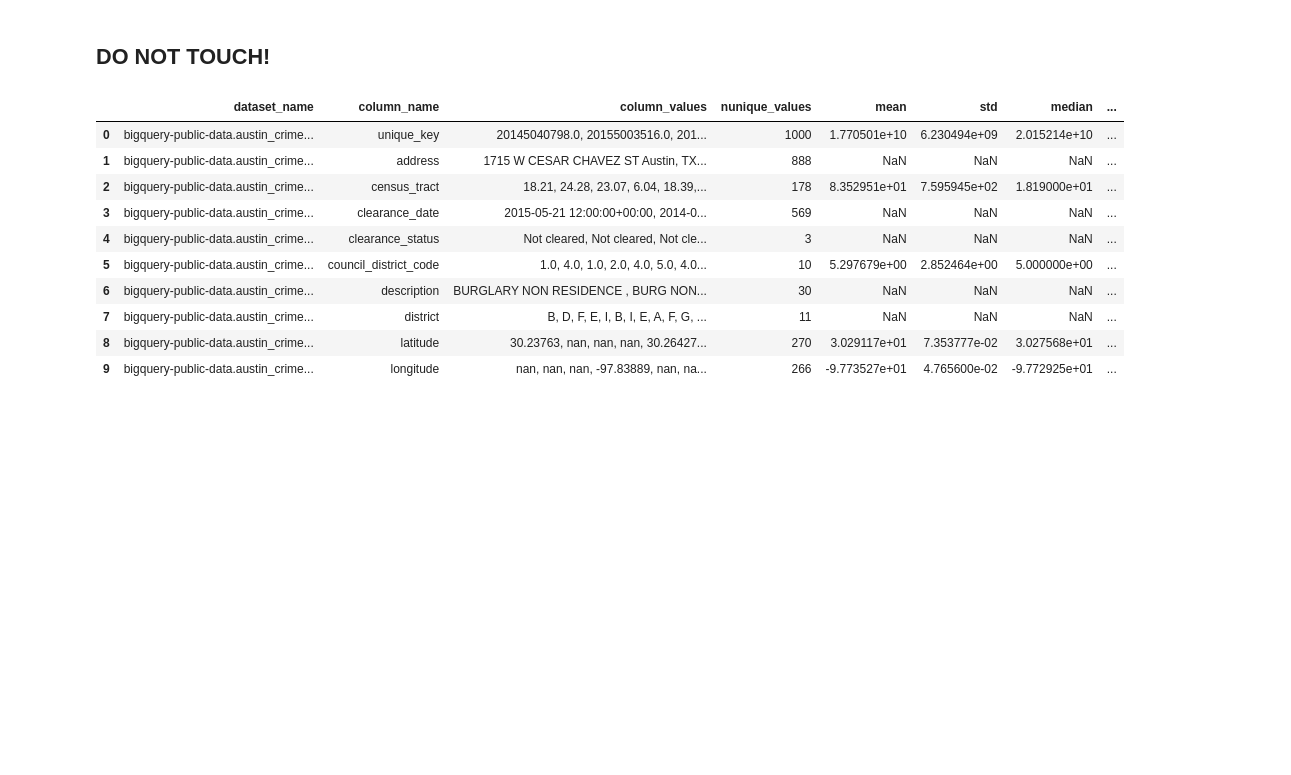
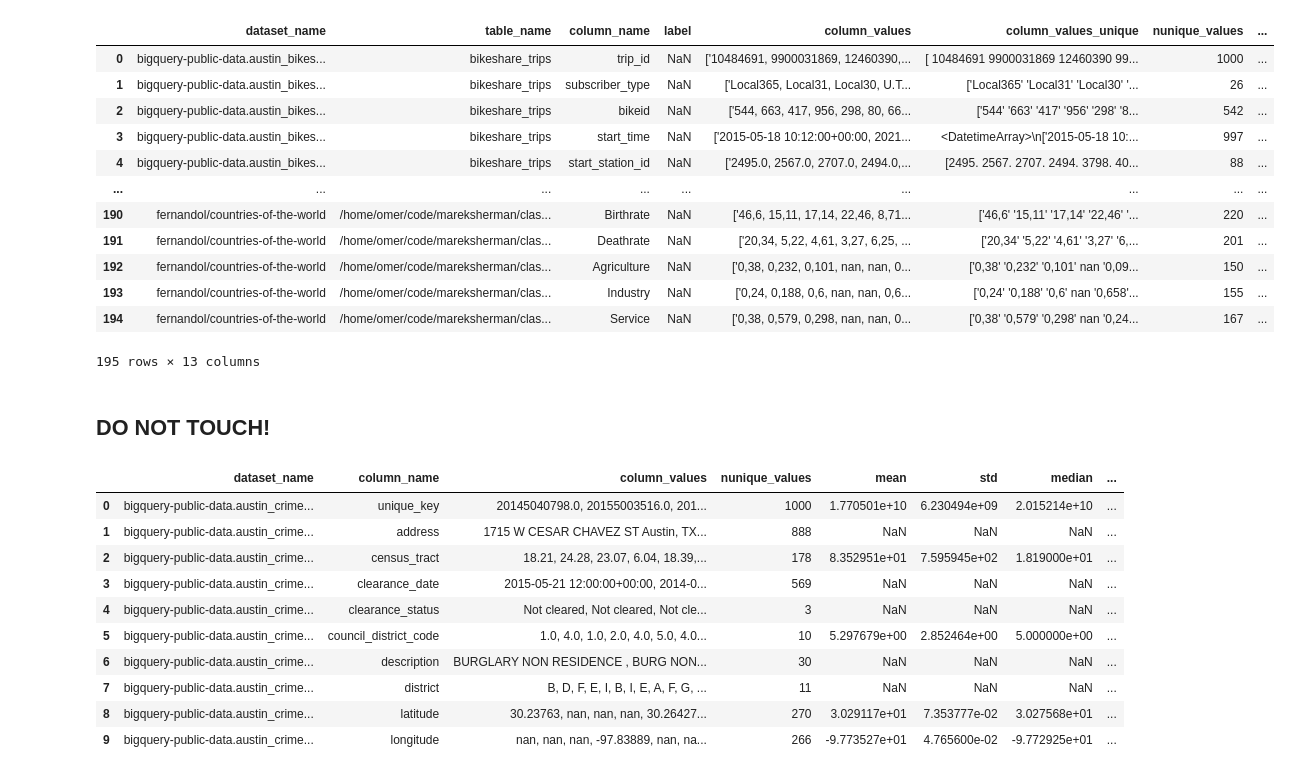
Before and after one commit to mareksherman/classipy, a Jupyter notebook: notebooks/AfroYak_GBQ.ipynb, the cells around one changed output. Cells and saved outputs as stored; diff of their text form; code cells hidden in the pictures; blank space fills up the shorter version.

Commit message:
Completed Refactoring Code to produce one combined csv

```diff
--- a/notebooks/AfroYak_GBQ.ipynb
+++ b/notebooks/AfroYak_GBQ.ipynb
@@ -78,3 +52,19 @@ for dataset_name in gbq_list[:3]:
+# %%
+pd.read_csv('raw_data/combined_data.csv')
+# %% [output]
+|  | dataset_name | table_name | column_name | label | column_values | column_values_unique | nunique_values | ... |
+| 0 | bigquery-public-data.austin_bikes... | bikeshare_trips | trip_id | NaN | ['10484691, 9900031869, 12460390,... | [ 10484691 9900031869 12460390 99... | 1000 | ... |
+| 1 | bigquery-public-data.austin_bikes... | bikeshare_trips | subscriber_type | NaN | ['Local365, Local31, Local30, U.T... | ['Local365' 'Local31' 'Local30' '... | 26 | ... |
+| 2 | bigquery-public-data.austin_bikes... | bikeshare_trips | bikeid | NaN | ['544, 663, 417, 956, 298, 80, 66... | ['544' '663' '417' '956' '298' '8... | 542 | ... |
+| 3 | bigquery-public-data.austin_bikes... | bikeshare_trips | start_time | NaN | ['2015-05-18 10:12:00+00:00, 2021... | <DatetimeArray>\n['2015-05-18 10:... | 997 | ... |
+| 4 | bigquery-public-data.austin_bikes... | bikeshare_trips | start_station_id | NaN | ['2495.0, 2567.0, 2707.0, 2494.0,... | [2495. 2567. 2707. 2494. 3798. 40... | 88 | ... |
+| ... | ... | ... | ... | ... | ... | ... | ... | ... |
+| 190 | fernandol/countries-of-the-world | /home/omer/code/mareksherman/clas... | Birthrate | NaN | ['46,6, 15,11, 17,14, 22,46, 8,71... | ['46,6' '15,11' '17,14' '22,46' '... | 220 | ... |
+| 191 | fernandol/countries-of-the-world | /home/omer/code/mareksherman/clas... | Deathrate | NaN | ['20,34, 5,22, 4,61, 3,27, 6,25, ... | ['20,34' '5,22' '4,61' '3,27' '6,... | 201 | ... |
+| 192 | fernandol/countries-of-the-world | /home/omer/code/mareksherman/clas... | Agriculture | NaN | ['0,38, 0,232, 0,101, nan, nan, 0... | ['0,38' '0,232' '0,101' nan '0,09... | 150 | ... |
+| 193 | fernandol/countries-of-the-world | /home/omer/code/mareksherman/clas... | Industry | NaN | ['0,24, 0,188, 0,6, nan, nan, 0,6... | ['0,24' '0,188' '0,6' nan '0,658'... | 155 | ... |
+| 194 | fernandol/countries-of-the-world | /home/omer/code/mareksherman/clas... | Service | NaN | ['0,38, 0,579, 0,298, nan, nan, 0... | ['0,38' '0,579' '0,298' nan '0,24... | 167 | ... |
+195 rows × 13 columns
 # %% [markdown]
 ## DO NOT TOUCH!
 # %%
```
Also changed, not shown: parts of 10 cells of this notebook, 6 other files.
